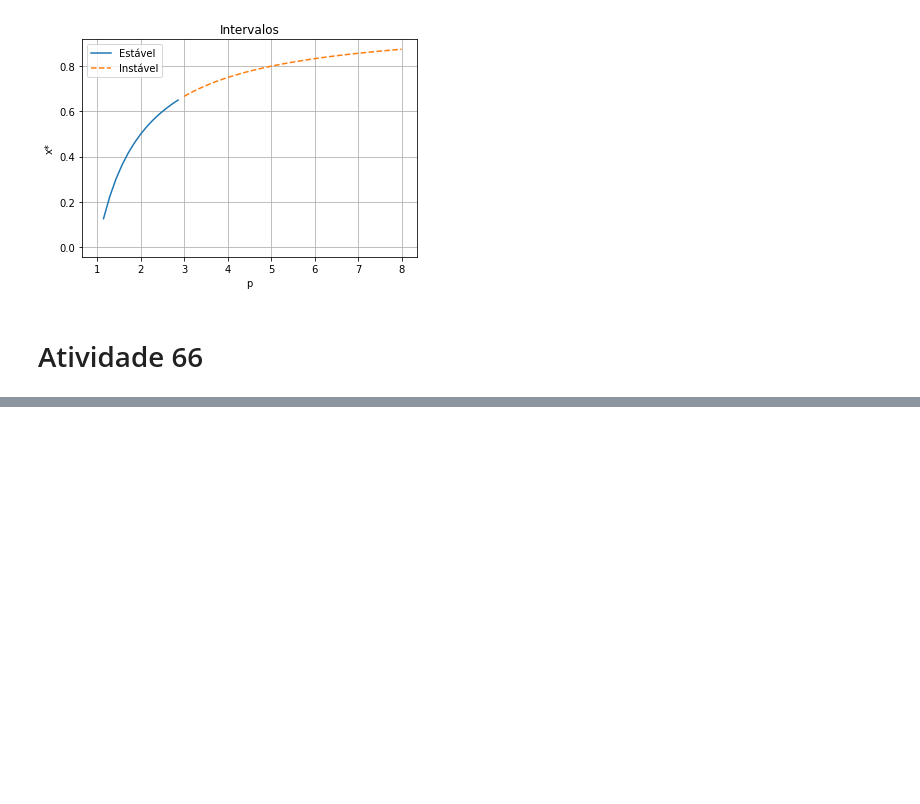
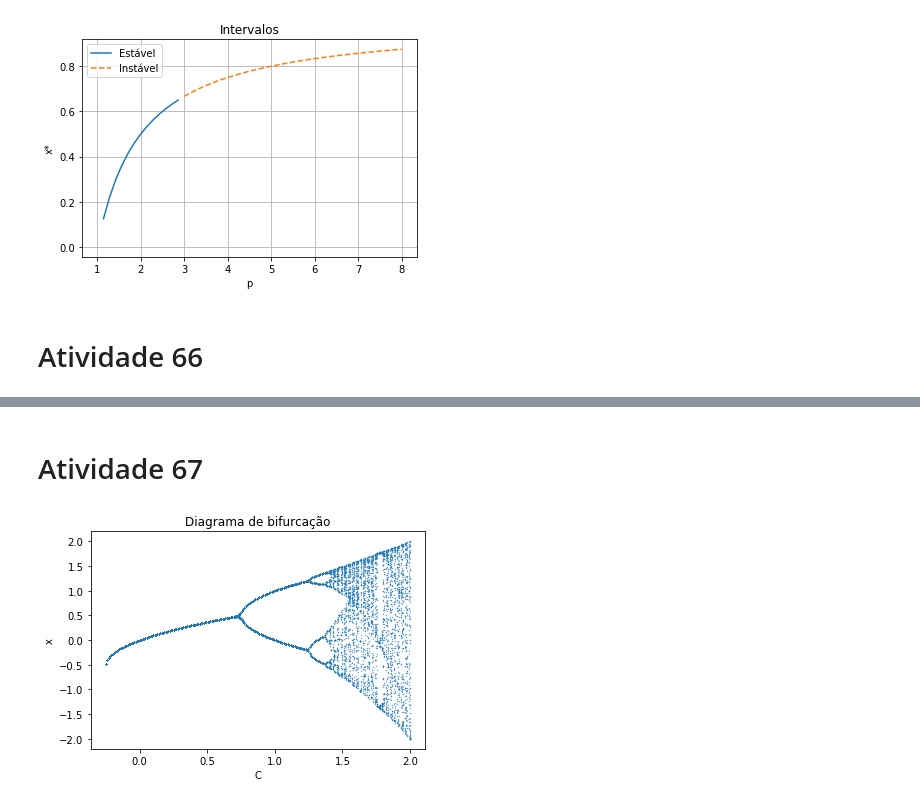
Before and after one commit to felipe-gm/ifusp_introcaos, a Jupyter notebook: Exercícios Introdução ao Caos.ipynb, the cells around one changed output, grey strips where cells are left out. Cells and saved outputs as stored; diff of their text form; code cells hidden in the pictures; blank space fills up the shorter version.

```diff
--- a/Exercícios Introdução ao Caos.ipynb
+++ b/Exercícios Introdução ao Caos.ipynb
@@ -69,0 +66,22 @@ AttributeError: 'Figure' object has no attribute 'figsize'
+# %% [markdown]
+# Atividade 67
+# %%
+NT = N = 64
+
+C = np.linspace(-.25,2,num=225)
+
+x = np.empty((NT+N+1, C.size))
+x[0] = .25
+
+for i in range(NT+N):
+    x[i+1] = x_n1(x[i], C)
+
+C_plot = np.full(x[-N:].shape, C)
+
+plt.scatter(C_plot, x[-N:], s=.1)
+plt.xlabel('C')
+plt.ylabel('x')
+plt.title('Diagrama de bifurcação')
+plt.show()
+# %% [output]
+[figure, added]
```
Also changed, not shown: parts of 4 cells of this notebook.
